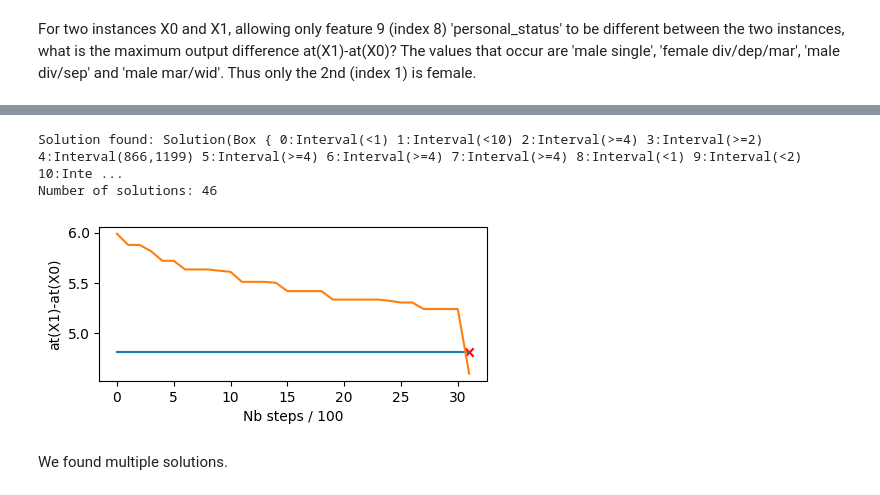
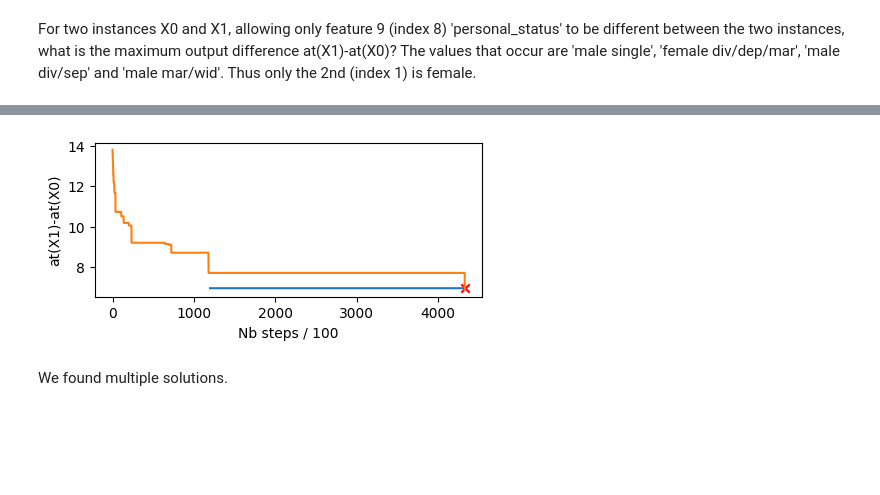
Before and after one commit to laudv/veritas, a Jupyter notebook: examples/global_fairness_verification.ipynb, the cells around one changed output, grey strips where cells are left out. Saved outputs shown, nothing was run; the diff lists cells and outputs as text; code cells hidden in the pictures; blank space fills up the shorter version.

```diff
--- a/examples/global_fairness_verification.ipynb
+++ b/examples/global_fairness_verification.ipynb
@@ -36,6 +53,9 @@ y = (yn=='good').astype(int)
+# %%
+X = X_df.to_numpy()
 # %% [markdown]
 We will focus on sex as a relevant parameter, thus will split up column 9 (index 8) 'personal_status'.
 # %%
-# weird categories, so simplify to sex
-featmap = [0, 1, 0, 0, 1]
+# Simplify the personal_status feature to just female/male for simplicity
+print(ord_enc.categories[5])
+featmap = [1, 0, 0, 0] # 1 => female, 0 => male
 X[:, 8] = [featmap[int(val)] for val in X[:, 8]]
@@ -67,23 +89,15 @@ The original paper uses 12 trees of depth 6.
 n_estimators = 12 # 50
 params = {
     "n_estimators": n_estimators,
-    #"num_class": 10,
-    #"objective": "multi:softmax",
-    #"eval_metric": "merror",
     "eval_metric": "error",
+    "random_state": 73,
 
     "tree_method": "hist",
-    "seed": 135,
-    "max_depth": 6,  # 7,
-    "learning_rate": 0.5, #0.2,
+    "max_depth": 6,
+    "learning_rate": 0.5,
     "colsample_bynode": 0.75,
-    # "subsample": 0.5
+    "subsample": 1.0,
 }
-
-# Slightly worse model (but faster verification, simpler model)
-# Comment out the next two lines to get a better model
-params["learning_rate"] = 0.2
-params["subsample"] = 0.5
 
 model = xgb.XGBClassifier(**params)
 
@@ -108,4 +122,4 @@ The features sex is considered sensitive. Who are the subset of people whose cre
 # %% [markdown]
 Start with loading the trained model, veritas figures out automatically it is a XGB model.
 # %%
-at = veritas.get_addtree(model)
+at = veritas.get_addtree(model, silent=True)
@@ -145,43 +180,45 @@ feat_id used for personal_status for instances: 8 28
 # %%
+# We optimize the output of the contrasting ensemble `at_contrast`
 config = veritas.Config(veritas.HeuristicType.MAX_OUTPUT)
-search = config.get_search(at_contrast)
-duration = 10*60  # seconds
-save_steps = 100
 
-# Run the search with a timeout
-# search.step_for(duration, save_steps)
+# We are interested in cases where the output of instance 0 is greater
+# than the output of instance 1, i.e., their output difference is greater
+# than 0.0.
+config.ignore_state_when_worse_than = 0.0
 
-# Or run the search interactively
-solutions = []
+# Obtain the search object from the search configuration
+# We can optionally constrain certain feature values (e.g., look only for
+# cases where instance 0 describes a male person)
+#prune_box = {feat_map.get_feat_id("personal_status", 0): veritas.Interval(0, 0.5)}
+prune_box = {}
+search = config.get_search(at_contrast, prune_box)
+
 bounds = []
-def generator():
-    while not search.is_optimal():
-        yield
-for _ in tqdm(generator()):
-    # veritas.StopReason.NUM_NEW_SOLUTIONS_EXCEEDED
-    stop_reason = search.steps(save_steps)
-    bound_lh = search.current_bounds()
-    bounds.append((bound_lh.atleast, bound_lh.top_of_open))
-    if stop_reason.value != 0:
-        sol = search.get_solution(0) # Best solution so far
-        solutions.append(sol)
-        print(f"Solution found: {sol}")
+num_search_steps_per_iteration = 100
+stop_reason = veritas.StopReason.NONE
 
-print(f"Number of solutions: {search.num_solutions()}")
+with tqdm() as pbar:
+    #while search.num_solutions() < 10:  # search until we find 10 solutions
+    while stop_reason != stop_reason.OPTIMAL:  # search until it is certain that the best solution is optimal
+        stop_reason = search.steps(num_search_steps_per_iteration)
+        bound_lh = search.current_bounds()
+        bounds.append((bound_lh.atleast, bound_lh.top_of_open))
+        pbar.update(1)
+        pbar.set_description(f"lower {bound_lh.atleast:.3f}, "
+                             f"upper {bound_lh.top_of_open:.3f}, "
+                             f"#sols {search.num_solutions():<4d}")
-# %% [output]
-Solution found: Solution(Box { 0:Interval(<1) 1:Interval(<10) 2:Interval(>=4) 3:Interval(>=2) 4:Interval(866,1199) 5:Interval(>=4) 6:Interval(>=4) 7:Interval(>=4) 8:Interval(<1) 9:Interval(<2) 10:Inte ...
-Number of solutions: 46
 # %%
 lo, hi = zip(*bounds)
 i = list(range(len(bounds)))
+sol = search.get_solution(0) # best solution so far
 plt.figure(figsize=(5,2))
 plt.plot(i, lo)
 plt.plot(i, hi);
-plt.xlabel(f'Nb steps / {save_steps}')
+plt.xlabel(f'Nb steps / {num_search_steps_per_iteration}')
 plt.ylabel('at(X1)-at(X0)')
 plt.scatter(len(bounds)-1, sol.output, marker="x", color="red");
 # %% [output]
-[figure, old version]
+[figure, new version]
 # %% [markdown]
 We found multiple solutions.
 # %%
```
Also changed, not shown: parts of 18 cells of this notebook, 10 other files.
